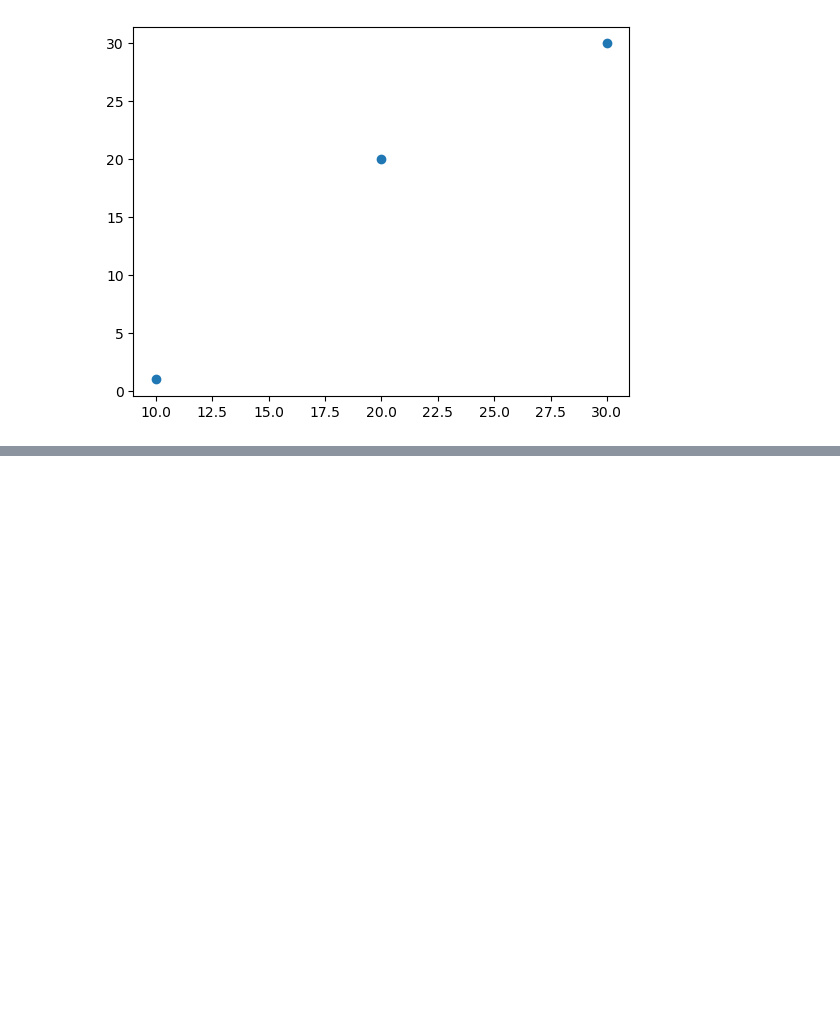
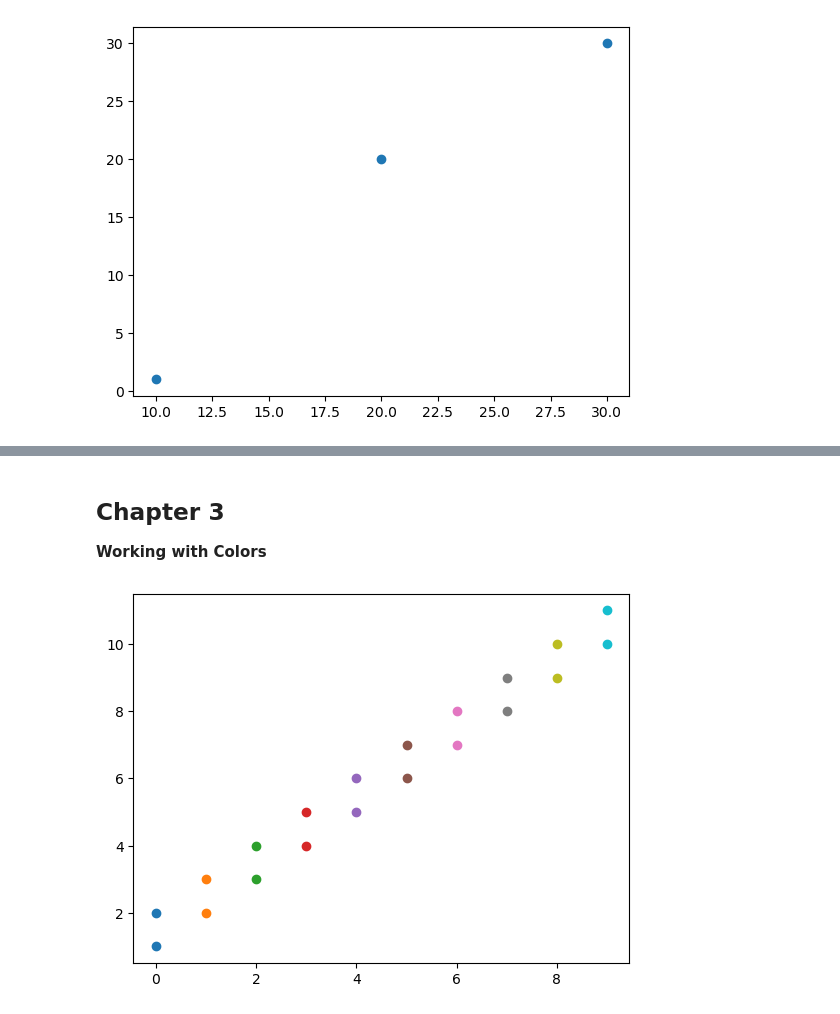
Before and after one commit to francis-ohara/intro-to-data-science, a Jupyter notebook: notebooks/5-matplotlib-exercise.ipynb, the cells around one changed output, grey strips where cells are left out. Drawn from its saved outputs; the diff is of its cells as text; code cells hidden in the pictures; blank space fills up the shorter version.

```diff
--- a/notebooks/5-matplotlib-exercise.ipynb
+++ b/notebooks/5-matplotlib-exercise.ipynb
@@ -767,0 +793,11 @@ Whenever a Jupyter notebook server is started or python script is run and matplo
+# %% [markdown]
+## Chapter 3
+**Working with Colors**
+# %%
+for i in range(10):
+    plt.scatter(i,i+1)
+
+for i in range(10):
+    plt.scatter(i,i+2)
+# %% [output]
+[figure, added]
```
Also changed, not shown: parts of 8 cells of this notebook, 5 other files.
